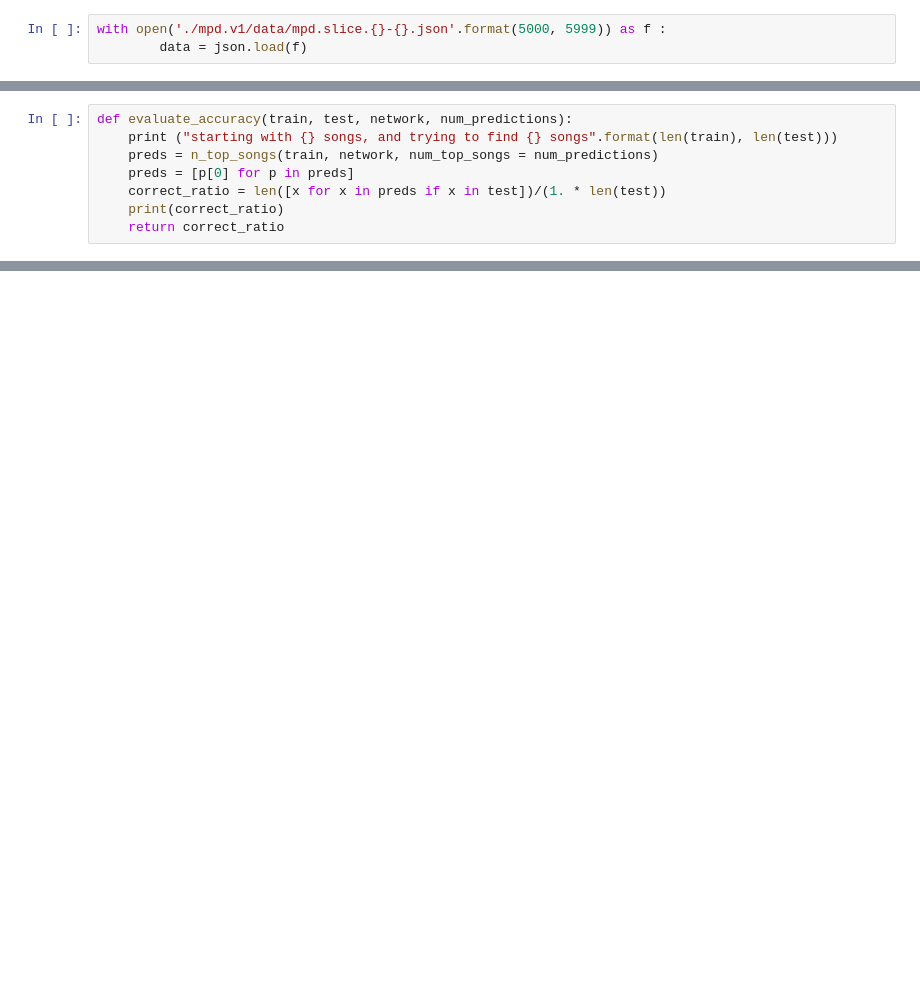
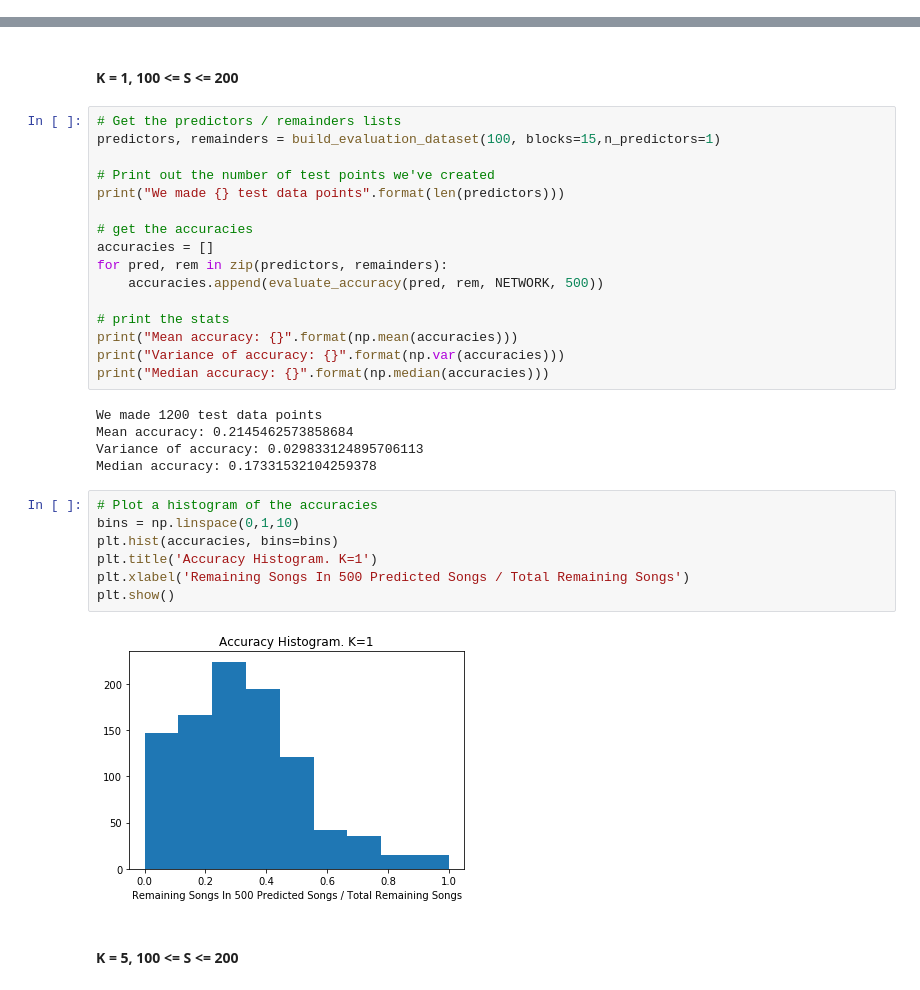
Before and after one commit to jackconnolly21/cs109a-spotify, a Jupyter notebook: network_eval.ipynb, the cells around one changed output, grey strips where cells are left out. Cells and saved outputs as stored; diff of their text form; blank space fills up the shorter version.

Commit message:
updated network evaluation notebook, and build network script

```diff
--- a/network_eval.ipynb
+++ b/network_eval.ipynb
@@ -35,3 +0,0 @@ def n_top_songs(playlist_songs, network, num_samples=4000, num_top_songs=100):
-# %%
-with open('./mpd.v1/data/mpd.slice.{}-{}.json'.format(5000, 5999)) as f :
-        data = json.load(f)
@@ -42,8 +0,0 @@ with open('./mpd.v1/data/mpd.slice.{}-{}.json'.format(5000, 5999)) as f :
-# %%
-def evaluate_accuracy(train, test, network, num_predictions):
-    print ("starting with {} songs, and trying to find {} songs".format(len(train), len(test)))
-    preds = n_top_songs(train, network, num_top_songs = num_predictions)
-    preds = [p[0] for p in preds]
-    correct_ratio = len([x for x in preds if x in test])/(1. * len(test))
-    print(correct_ratio)
-    return correct_ratio
@@ -138,0 +121,34 @@ plt.show()
+# %% [markdown]
+#### K = 1, 100 <= S <= 200
+# %%
+# Get the predictors / remainders lists
+predictors, remainders = build_evaluation_dataset(100, blocks=15,n_predictors=1)
+
+# Print out the number of test points we've created
+print("We made {} test data points".format(len(predictors)))
+
+# get the accuracies
+accuracies = []
+for pred, rem in zip(predictors, remainders):
+    accuracies.append(evaluate_accuracy(pred, rem, NETWORK, 500))
+
+# print the stats
+print("Mean accuracy: {}".format(np.mean(accuracies)))
+print("Variance of accuracy: {}".format(np.var(accuracies)))
+print("Median accuracy: {}".format(np.median(accuracies)))
+# %% [output]
+We made 1200 test data points
+Mean accuracy: 0.2145462573858684
+Variance of accuracy: 0.029833124895706113
+Median accuracy: 0.17331532104259378
+# %%
+# Plot a histogram of the accuracies
+bins = np.linspace(0,1,10)
+plt.hist(accuracies, bins=bins)
+plt.title('Accuracy Histogram. K=1')
+plt.xlabel('Remaining Songs In 500 Predicted Songs / Total Remaining Songs')
+plt.show()
+# %% [output]
+[figure, added]
+# %% [markdown]
+#### K = 5, 100 <= S <= 200
```
Also changed, not shown: parts of 31 cells of this notebook, 1 other file.
